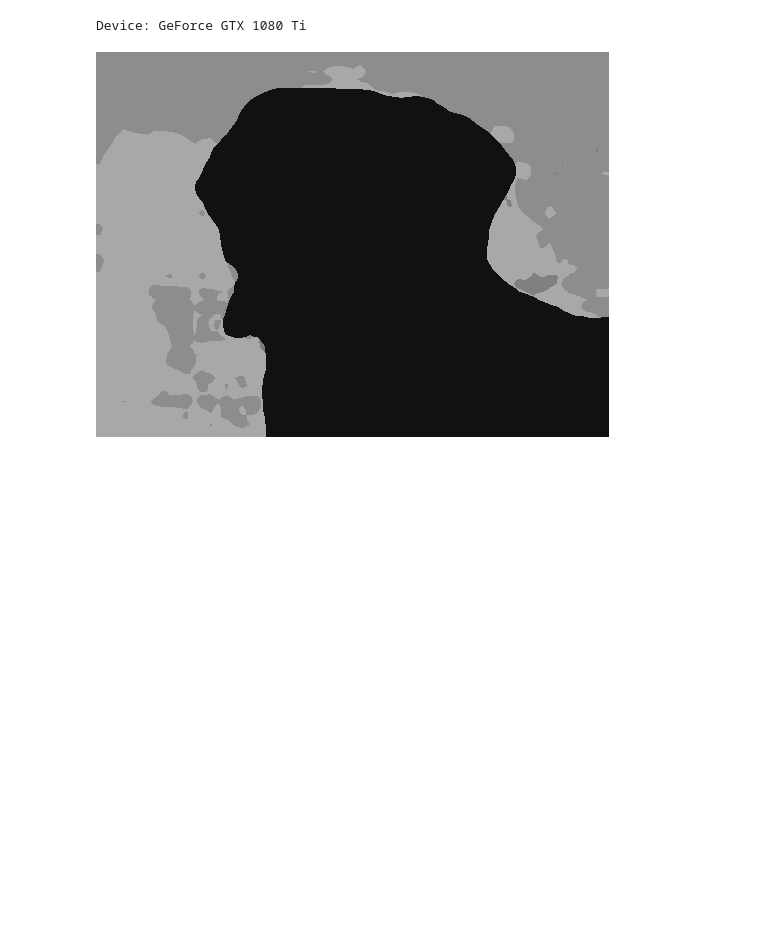
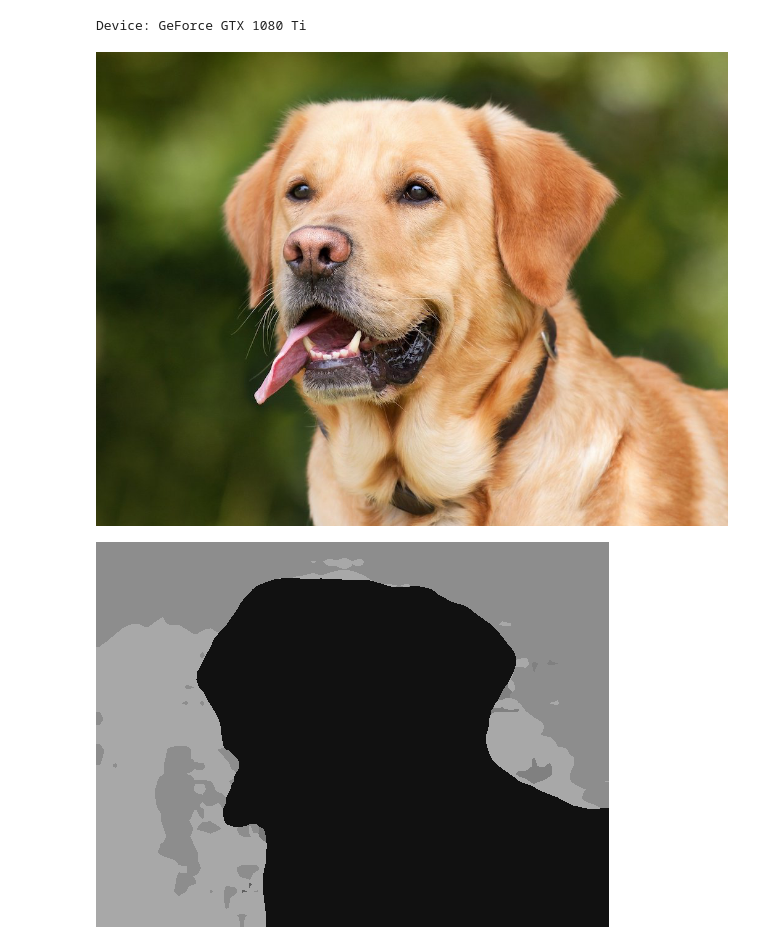
Before and after one commit to kkshmz/eden, a Jupyter notebook: examples/deeplabpytorch.ipynb, the cells around one changed output. Cells and saved outputs as stored; diff of their text form; code cells hidden in the pictures; blank space fills up the shorter version.

```diff
--- a/examples/deeplabpytorch.ipynb
+++ b/examples/deeplabpytorch.ipynb
@@ -1,23 +1,25 @@
 # %%
 import sys
 sys.path.insert(0, '..') # add root to python path
 
 import eden.setup
 from eden.utils import processing, dataset
 from eden.external import deeplabpytorch
 
 eden.setup.set_external_repos_root("../external")
 
-
 data = dataset.ImageLoader()
-data.load_directory('../images', 4, shuffle=True)
-img1 = data.get_image(0)
+img = data.load_image('../images/dog.jpg')
 
 deeplabpytorch.setup(deeplabpytorch.Config.cocostuff164k)
-labelmap = deeplabpytorch.run(img1['data'])
+labelmap = deeplabpytorch.run(img['data'])
 labelmap_img = deeplabpytorch.labelmap_as_image(labelmap)
+masked_image = deeplabpytorch.mask_image(img['data'], labelmap, label=17)
 
+processing.show(img['data'])
 processing.show(labelmap_img)
+processing.show(masked_image)
 # %% [output]
 Device: GeForce GTX 1080 Ti
-[figure, old version]
+[figure, new version]
+[figure, added]
```
Also changed, not shown: parts of 1 cell of this notebook, 13 other files.
